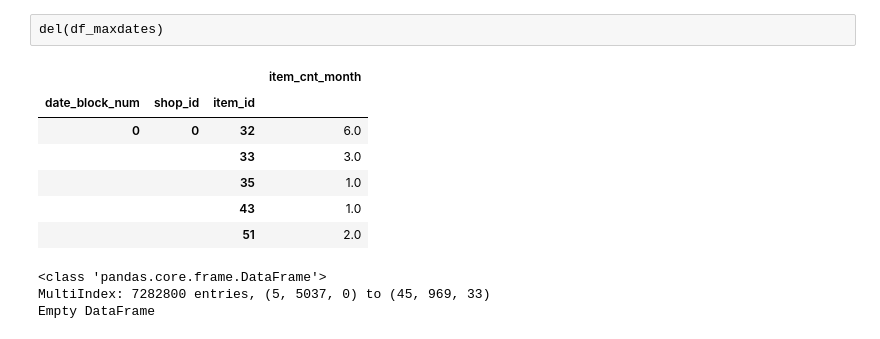
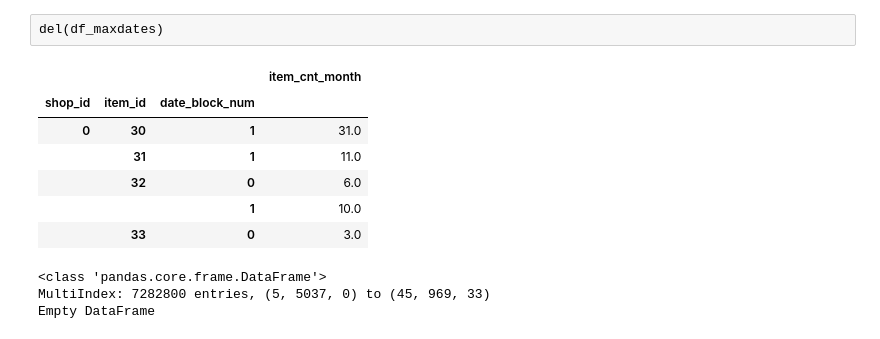
Before and after one commit to hjort/ai-labs, a Jupyter notebook: jupyter/sales-russia/Predict Future Sales in Russia - Hjort.ipynb, the cells around one changed output. Drawn from its saved outputs; the diff is of its cells as text; code cells hidden in the pictures.

```diff
--- a/jupyter/sales-russia/Predict Future Sales in Russia - Hjort.ipynb
+++ b/jupyter/sales-russia/Predict Future Sales in Russia - Hjort.ipynb
@@ -548,7 +548,7 @@ Empty DataFrame
 ## Sales (training)
 # %%
 dateparse = lambda x: pd.datetime.strptime(x, '%d.%m.%Y')
-df_train = pd.read_csv(
+df_train = pd.read_csv(\
     input_prefix + 'sales_train.csv' + bzfile, #nrows=300, # somente primeiras linhas!
     parse_dates=['date'], date_parser=dateparse)
 print('shape:', df_train.shape)
@@ -609,17 +609,17 @@ df_lastprices.head()
 del(df_maxdates)
 # %%
 # calcular quantidade total de vendas para cada produto e loja por mês
-df_sumitems = (df_train.groupby(['date_block_num', 'shop_id', 'item_id'])['item_cnt_day'].sum()).to_frame()
+df_sumitems = (df_train.groupby(['shop_id', 'item_id', 'date_block_num'])['item_cnt_day'].sum()).to_frame()
 df_sumitems.columns = ['item_cnt_month']
 df_sumitems.head()
 # %% [output]
 |  |  |  | item_cnt_month |
-| date_block_num | shop_id | item_id |  |
-| 0 | 0 | 32 | 6.0 |
-|  |  | 33 | 3.0 |
-|  |  | 35 | 1.0 |
-|  |  | 43 | 1.0 |
-|  |  | 51 | 2.0 |
+| shop_id | item_id | date_block_num |  |
+| 0 | 30 | 1 | 31.0 |
+|  | 31 | 1 | 11.0 |
+|  | 32 | 0 | 6.0 |
+|  |  | 1 | 10.0 |
+|  | 33 | 0 | 3.0 |
 # %%
 del(df_train)
 # %%
```
Also changed, not shown: parts of 27 cells of this notebook.
